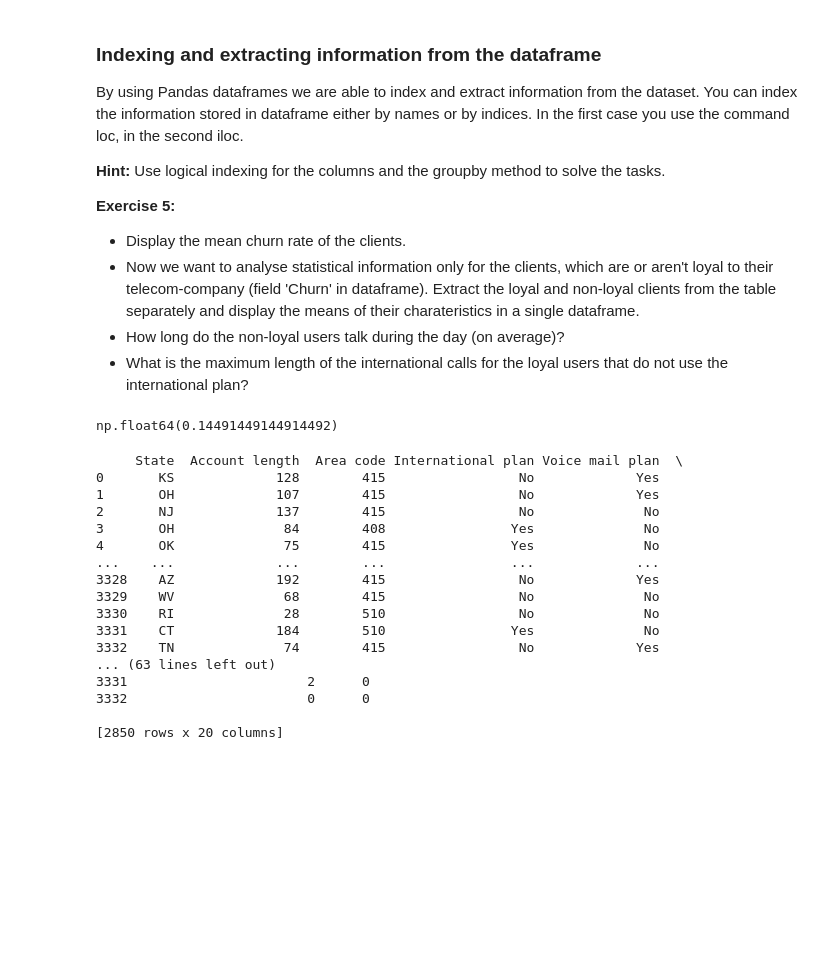
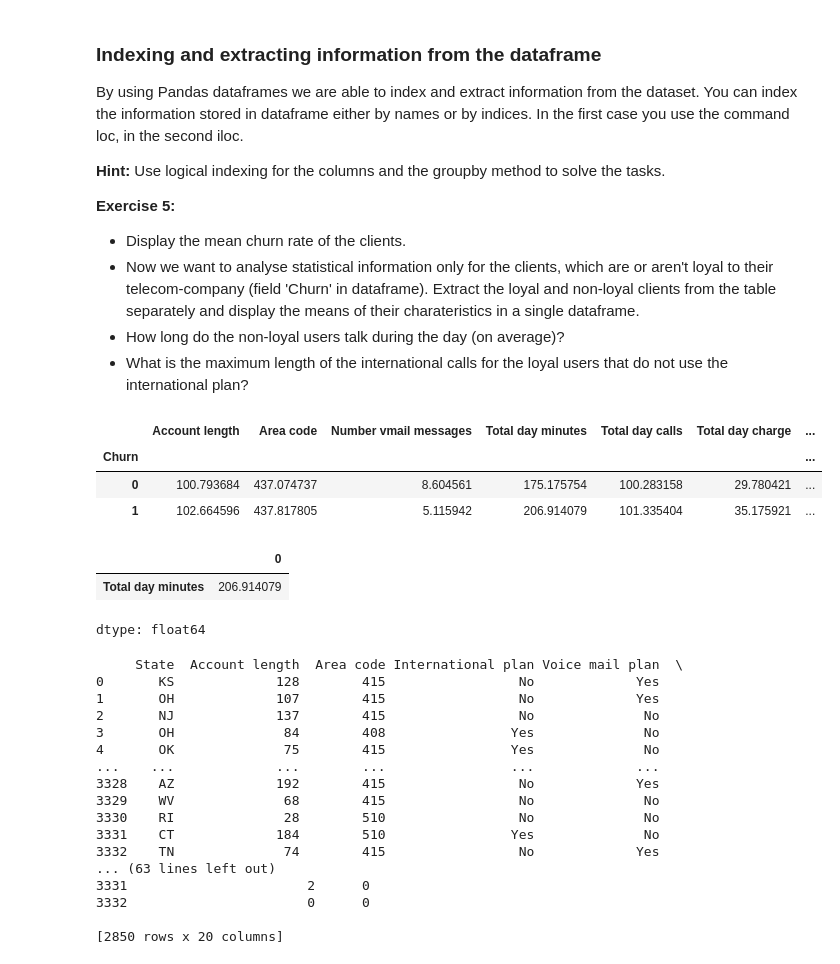
Before and after one commit to mohiuddinshahrukh/ML_LAB_0, a Jupyter notebook: Lab01_pandas_and_matplotlib.ipynb, the cells around one changed output. Saved outputs shown, nothing was run; the diff lists cells and outputs as text; code cells hidden in the pictures; blank space fills up the shorter version.

```diff
--- a/Lab01_pandas_and_matplotlib.ipynb
+++ b/Lab01_pandas_and_matplotlib.ipynb
@@ -213,8 +221,18 @@ By using Pandas dataframes we are able to index and extract information from the
 # %%
 ### Write Your code here ###
 df['Churn'].mean()
+df.groupby("Churn").mean(numeric_only=True)
 # %% [output]
-np.float64(0.14491449144914492)
+|  | Account length | Area code | Number vmail messages | Total day minutes | Total day calls | Total day charge | ... |
+| Churn |  |  |  |  |  |  | ... |
+| 0 | 100.793684 | 437.074737 | 8.604561 | 175.175754 | 100.283158 | 29.780421 | ... |
+| 1 | 102.664596 | 437.817805 | 5.115942 | 206.914079 | 101.335404 | 35.175921 | ... |
+# %%
+df[df['Churn'] == 1][['Total day minutes']].mean()
+# %% [output]
+|  | 0 |
+| Total day minutes | 206.914079 |
+dtype: float64
 # %%
 loyal_clients = df.loc[df['Churn']==0]
 print(loyal_clients)
```
Also changed, not shown: parts of 1 cell of this notebook.
